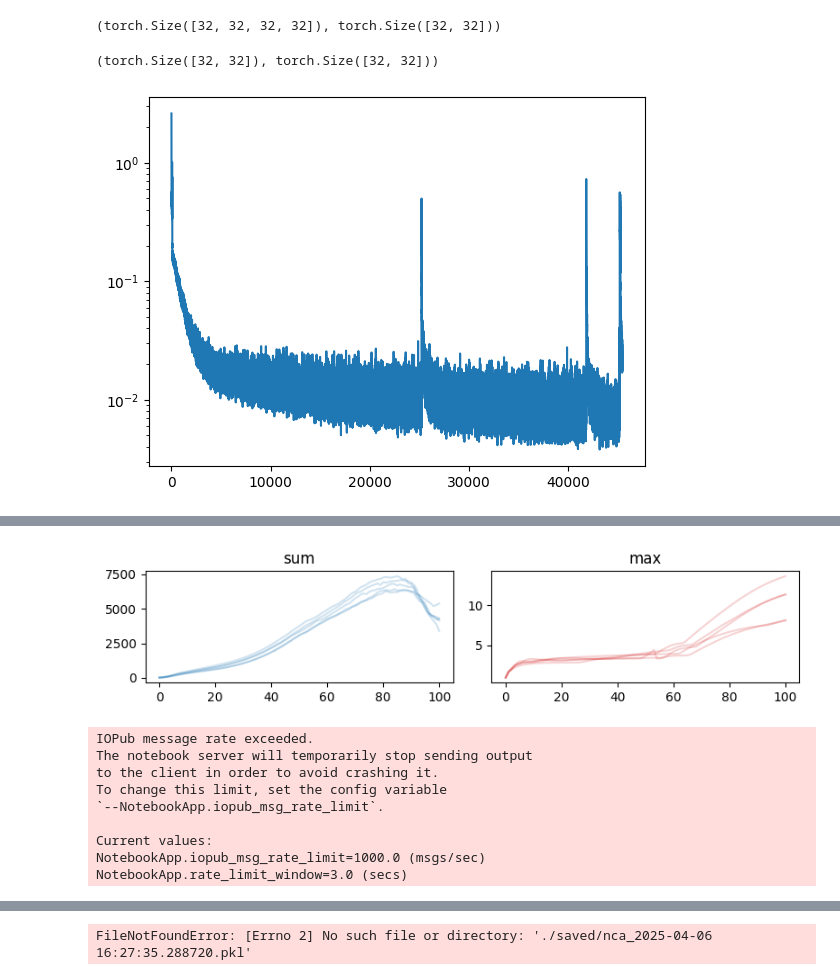
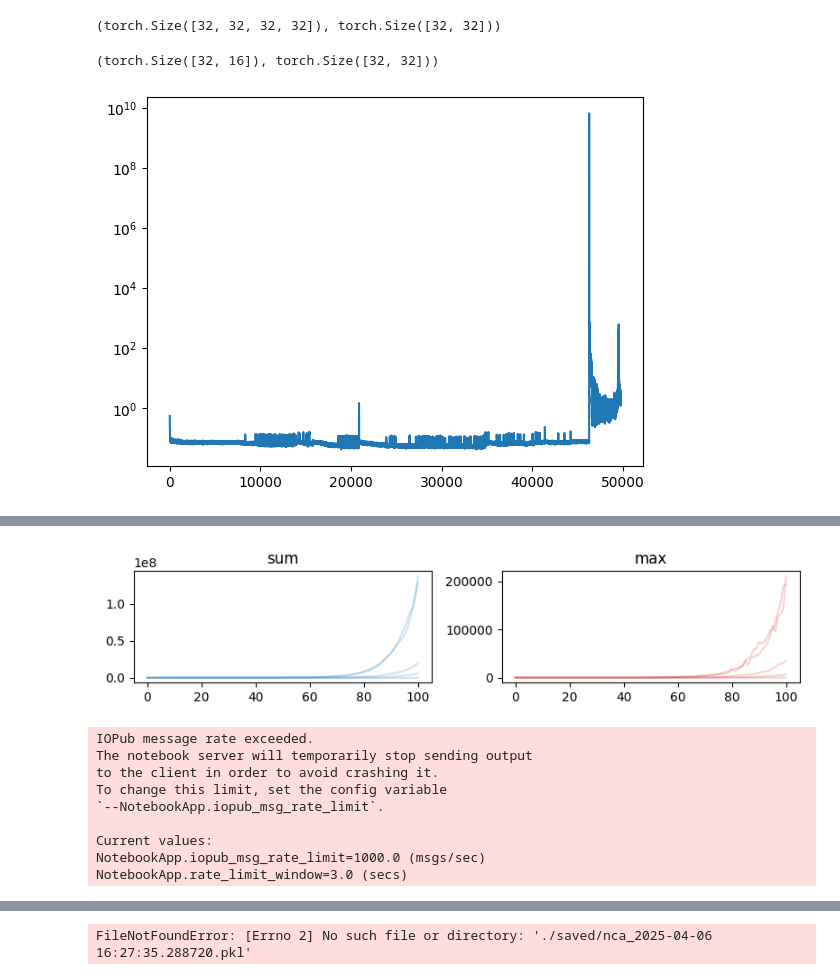
Before and after one commit to ichko/nca, a Jupyter notebook: inv_ae/nca_inv_ae.ipynb, the cells around one changed output, grey strips where cells are left out. Drawn from its saved outputs; the diff is of its cells as text; code cells hidden in the pictures.

```diff
--- a/inv_ae/nca_inv_ae.ipynb
+++ b/inv_ae/nca_inv_ae.ipynb
@@ -162,9 +162,9 @@ torch.Size([32, 32])
 noise = nn.Sequential(
     kornia.augmentation.RandomAffine(
         degrees=20,
-        translate=[0.0, 0.01],
+        translate=[0.0, 0.05],
         scale=[0.9, 1.1],
-        shear=[-5, 5],
+        shear=[-10, 10],
         p=1,
     ),
     kornia.augmentation.RandomErasing(
@@ -190,7 +190,8 @@ def generate_inputs(bs, chans, size):
         seeds = torch.rand(bs, chans)
         seeds[:, chans//2:] = 1
         seeds[:, 0] = 1
-        screen[:, :, size//2, size//2] = seeds
+        for i in range(bs):
+            screen[i, :, np.random.randint(0, size), np.random.randint(0, size)] = seeds[i]
 
         yield screen, seeds
 # %%
@@ -213,7 +214,7 @@ noised_last_frame = noise(last_frame_slide)
 decoded = decoder(noised_last_frame)
 decoded.shape, seeds.shape
 # %% [output]
-(torch.Size([32, 32]), torch.Size([32, 32]))
+(torch.Size([32, 16]), torch.Size([32, 32]))
 # %%
 model = CAModel(CHANS, FIRE_RATE, device=device, hidden_size=HIDDEN_SIZE)
 decoder = Decoder(DECODER_HID, CHANS // 2).to(device)
@@ -238,8 +239,8 @@ for i in pbar:
 
     optim.zero_grad()
     loss = 0
-    loss += F.mse_loss(decoder(noise(start_frame)), seeds[:, :CHANS//2].to(device))
-    loss += F.mse_loss(decoder(noise(mid_frame)), seeds[:, CHANS//2:].to(device))
+#     loss += F.mse_loss(decoder(noise(start_frame)), seeds[:, :CHANS//2].to(device))
+#     loss += F.mse_loss(decoder(noise(mid_frame)), seeds[:, CHANS//2:].to(device))
     loss += F.mse_loss(decoder(noise(last_frame)), seeds[:, :CHANS//2].to(device))
 
     abs_frame = torch.abs(last_frame)
@@ -257,38 +258,38 @@ for i in pbar:
     history.append(loss.item())
 
     pbar.set_description(f"Loss: {loss.item():0.5f}")
     if i % 250 == 0:
         clear_output()
 
         display(pbar.container)
 
         plt.plot(history)
         plt.yscale("log")
         plt.show()
 
         media.show_images(
             to_numpy(seq[-1][:10])[:, 0], border=True, height=100, cmap="viridis", columns=10)
         media.show_images(
             to_numpy(noise(seq[-1][:10]))[:, 0], border=True, height=100, cmap="viridis", columns=10)
 
         input_gen_small = generate_inputs(5, CHANS, SIZE)
         batch = next(input_gen_small)
         screen, seeds = batch
         seq = model(screen.to(device), steps=100)
         media.show_videos(
             media.to_rgb(
                 to_numpy(torch.stack(seq).transpose(0, 1)[:,:,0]),
                 vmin=-1, vmax=1, cmap="viridis"
             ),
             height=150, fps=20, codec='gif', border=True, columns=16
         )
         plot_seq_stat(seq)
 # %% [output]
-[figure, old version]
+[figure, new version]
 [interactive output not drawn]
 [interactive output not drawn]
 [interactive output not drawn]
-[figure, old version]
+[figure, new version]
 IOPub message rate exceeded.
 The notebook server will temporarily stop sending output
 to the client in order to avoid crashing it.
```
Also changed, not shown: parts of 3 cells of this notebook, 4 other files.
